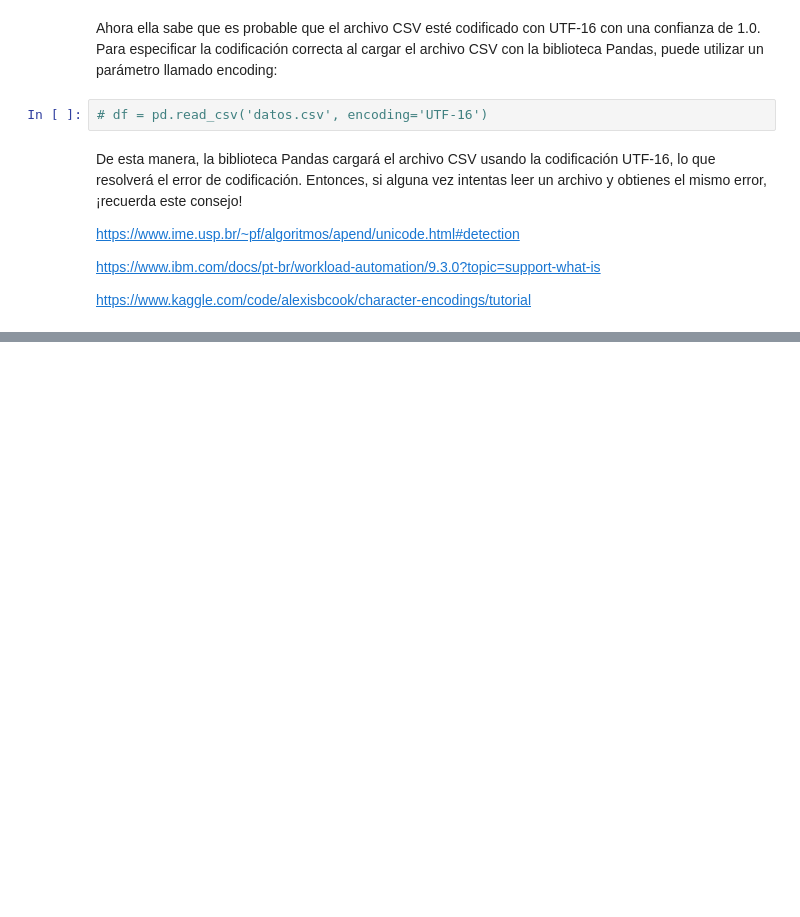
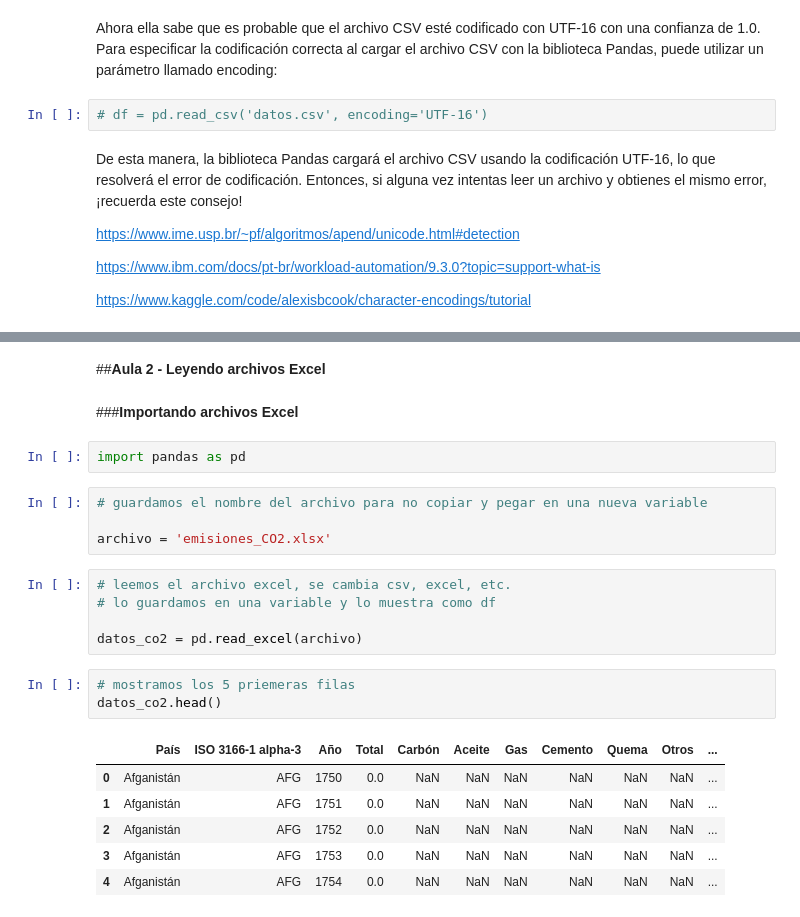
Before and after one commit to evs-11/Pandas-E-S, a Jupyter notebook: Pandas_I_O.ipynb, the cells around one changed output, grey strips where cells are left out. Drawn from its saved outputs; the diff is of its cells as text; blank space fills up the shorter version.

```diff
--- a/Pandas_I_O.ipynb
+++ b/Pandas_I_O.ipynb
@@ -80,0 +204,25 @@ https://www.kaggle.com/code/alexisbcook/character-encodings/tutorial
+# %% [markdown]
+##**Aula 2 - Leyendo archivos Excel**
+# %% [markdown]
+###**Importando archivos Excel**
+# %%
+import pandas as pd
+# %%
+# guardamos el nombre del archivo para no copiar y pegar en una nueva variable
+
+archivo = 'emisiones_CO2.xlsx'
+# %%
+# leemos el archivo excel, se cambia csv, excel, etc.
+# lo guardamos en una variable y lo muestra como df
+
+datos_co2 = pd.read_excel(archivo)
+# %%
+# mostramos los 5 priemeras filas
+datos_co2.head()
+# %% [output]
+|  | País | ISO 3166-1 alpha-3 | Año | Total | Carbón | Aceite | Gas | Cemento | Quema | Otros | ... |
+| 0 | Afganistán | AFG | 1750 | 0.0 | NaN | NaN | NaN | NaN | NaN | NaN | ... |
+| 1 | Afganistán | AFG | 1751 | 0.0 | NaN | NaN | NaN | NaN | NaN | NaN | ... |
+| 2 | Afganistán | AFG | 1752 | 0.0 | NaN | NaN | NaN | NaN | NaN | NaN | ... |
+| 3 | Afganistán | AFG | 1753 | 0.0 | NaN | NaN | NaN | NaN | NaN | NaN | ... |
+| 4 | Afganistán | AFG | 1754 | 0.0 | NaN | NaN | NaN | NaN | NaN | NaN | ... |
```
Also changed, not shown: parts of 96 cells of this notebook.
